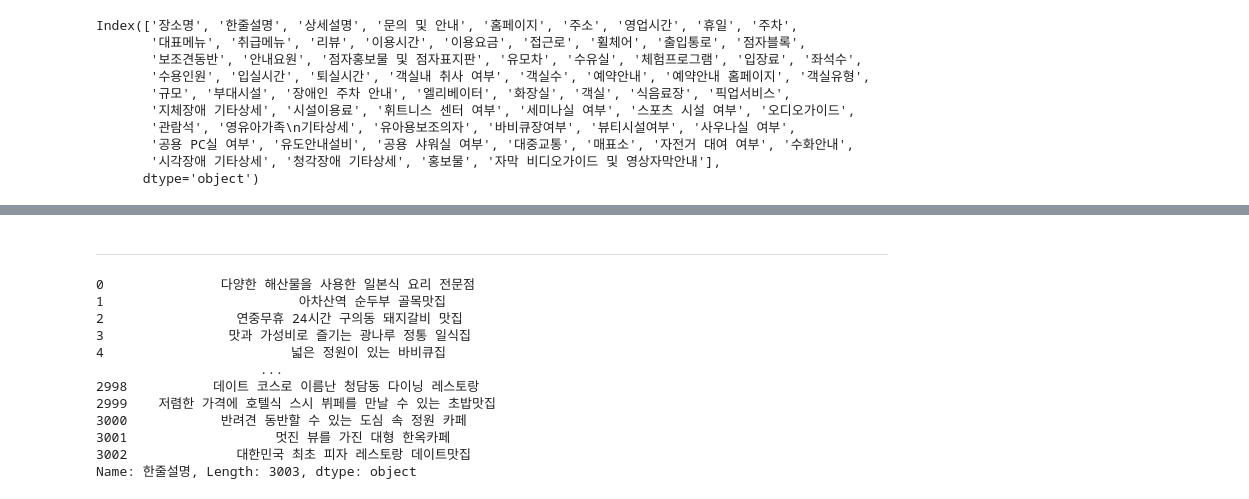
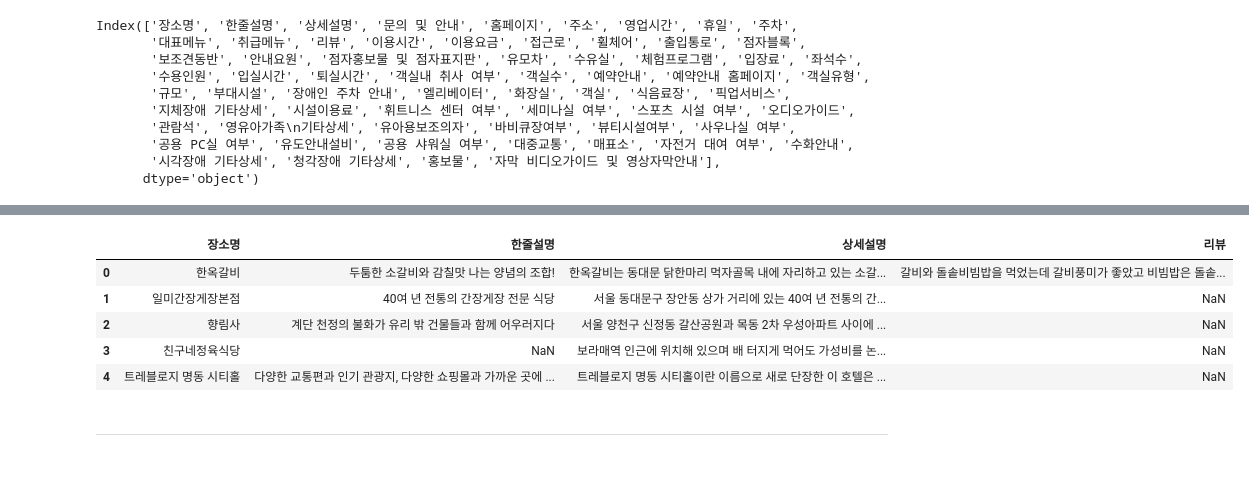
Before and after one commit to FinalProject02-04/TripRecommend, a Jupyter notebook: Python/data_cleansing.ipynb, the cells around one changed output, grey strips where cells are left out. Drawn from its saved outputs; the diff is of its cells as text; code cells hidden in the pictures; blank space fills up the shorter version.

```diff
--- a/Python/data_cleansing.ipynb
+++ b/Python/data_cleansing.ipynb
@@ -1,7 +1,7 @@
 # %%
 import pandas as pd
 # %%
-df = pd.read_csv("./data/구석구석_누락76p315p750번.csv")
+df = pd.read_csv("./data/구석구석_서울크롤링_4057.csv")
 # %%
 # 컬럼 중 모든 데이터가 null인 컬럼
 null_col = []
@@ -90,3 +78,20 @@ df.loc[0, :].dropna().to_dict()
+# %%
+import glob
+new_image_df = pd.DataFrame()
+
+for path in glob.glob("./data/image_src/*") :
+    if path == './data/image_src/통합_구석구석_서울_이미지_4058.csv' :
+        break
+
+    image_df = pd.read_csv(path, index_col='Unnamed: 0')
+    image_df.columns = ['사진주소', '장소명']
+
+    new_image_df = pd.concat([new_image_df, image_df])
+
+# new_image_df.to_csv("./data/image_src/구석구석_서울_이미지_4058.csv", index=None)
+# %%
+# image_df와 df 병함
+df = pd.merge(df, new_image_df, how='inner', left_on="장소명", right_on="장소명")
 # %%
 print_arr = []
 for index in range(len(df)) :
@@ -240,2 +127,13 @@ df_new.iloc[[1,2], ]
+# %%
+text_df = df[['장소명', '한줄설명', '상세설명','리뷰']]
+# %%
+text_df.head()
+# %% [output]
+|  | 장소명 | 한줄설명 | 상세설명 | 리뷰 |
+| 0 | 한옥갈비 | 두툼한 소갈비와 감칠맛 나는 양념의 조합! | 한옥갈비는 동대문 닭한마리 먹자골목 내에 자리하고 있는 소갈... | 갈비와 돌솥비빔밥을 먹었는데 갈비풍미가 좋았고 비빔밥은 돌솥... |
+| 1 | 일미간장게장본점 | 40여 년 전통의 간장게장 전문 식당 | 서울 동대문구 장안동 상가 거리에 있는 40여 년 전통의 간... | NaN |
+| 2 | 향림사 | 계단 천정의 불화가 유리 밖 건물들과 함께 어우러지다 | 서울 양천구 신정동 갈산공원과 목동 2차 우성아파트 사이에 ... | NaN |
+| 3 | 친구네정육식당 | NaN | 보라매역 인근에 위치해 있으며 배 터지게 먹어도 가성비를 논... | NaN |
+| 4 | 트레블로지 명동 시티홀 | 다양한 교통편과 인기 관광지, 다양한 쇼핑몰과 가까운 곳에 ... | 트레블로지 명동 시티홀이란 이름으로 새로 단장한 이 호텔은 ... | NaN |
 # %% [markdown]
 ----
@@ -247,15 +139,0 @@ t.nouns()
-# %%
-df_new.한줄설명
-# %% [output]
-0               다양한 해산물을 사용한 일본식 요리 전문점
-1                         아차산역 순두부 골목맛집
-2                 연중무휴 24시간 구의동 돼지갈비 맛집
-3                맛과 가성비로 즐기는 광나루 정통 일식집
-4                        넓은 정원이 있는 바비큐집
-                     ...
-2998           데이트 코스로 이름난 청담동 다이닝 레스토랑
-2999    저렴한 가격에 호텔식 스시 뷔페를 만날 수 있는 초밥맛집
-3000            반려견 동반할 수 있는 도심 속 정원 카페
-3001                   멋진 뷰를 가진 대형 한옥카페
-3002              대한민국 최초 피자 레스토랑 데이트맛집
-Name: 한줄설명, Length: 3003, dtype: object
```
Also changed, not shown: parts of 31 cells of this notebook, 3 other files.
